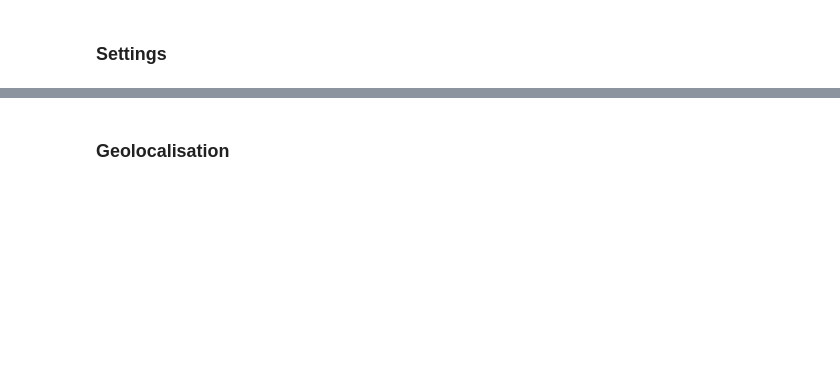
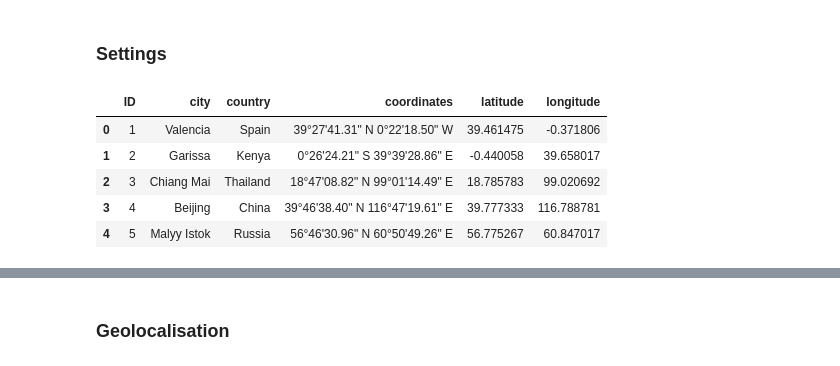
Before and after one commit to Gerrit94/image_registration, a Jupyter notebook: notebooks/geolocalisation_streetclip.ipynb, the cells around one changed output, grey strips where cells are left out. Cells and saved outputs as stored; diff of their text form; code cells hidden in the pictures; blank space fills up the shorter version.

```diff
--- a/notebooks/geolocalisation_streetclip.ipynb
+++ b/notebooks/geolocalisation_streetclip.ipynb
@@ -16,11 +50,24 @@ import geopandas as gpd
 model = CLIPModel.from_pretrained("geolocal/StreetCLIP")
 processor = CLIPProcessor.from_pretrained("geolocal/StreetCLIP")
 # %%
-# Get countries and cities
-file_path_cities = r'c:\Users\white_rn\Documents\GitHub\image_registration\data\simplemaps_worldcities_basicv1.901\worldcities.csv'
-df_cities = pd.read_csv(file_path_cities)
-gdf_cities = gpd.GeoDataFrame(df_cities, geometry=gpd.points_from_xy(df_cities.lng, df_cities.lat), crs="EPSG:4326")
-countries = gdf_cities["country"].unique().tolist()
-cities = gdf_cities["city"].unique().tolist()
-print(f"Total number of unique countries: {len(countries)}")
-print(f"Total number of unique cities:    {len(cities)}")
+# File paths
+dir_base = r"p:\11211481-image-registration\02_exploratory_geoguessr"
+file_path_locations = os.path.join(dir_base, "01_data", "coordinates.xlsx")
+file_path_all_locations = os.path.join(dir_base, "01_data", "03_geometries", "simplemaps_worldcities_basicv1.901", "worldcities.xlsx")
+dir_path_images = os.path.join(dir_base, "01_data", "01_images")
+
+# Read locations
+df_locations = pd.read_excel(file_path_locations)
+
+# Get latitudes and longitudes from DMS coordinates
+latitudes, longitudes = parse_dms(df_locations["coordinates"].tolist())
+df_locations["latitude"] = latitudes
+df_locations["longitude"] = longitudes
+
+# Convert to GeoDataFrame
+gdf_locations = gpd.GeoDataFrame(df_locations, geometry=gpd.points_from_xy(df_locations.longitude, df_locations.latitude), crs="EPSG:4326")
+
+# Read all locations
+df_all_locations = pd.read_excel(file_path_all_locations)
+df_all_locations = df_all_locations[["id", "city", "country", "lat", "lng"]].rename(columns={"id": "ID", "lat": "latitude", "lng": "longitude"})
+gdf_all_locations = gpd.GeoDataFrame(df_all_locations, geometry=gpd.points_from_xy(df_all_locations.longitude, df_all_locations.latitude), crs="EPSG:4326")
@@ -40,0 +74,10 @@ image = Image.open(requests.get(urls[image_idx], stream=True).raw)
+# %%
+# Display locations
+df_locations.head()
+# %% [output]
+|  | ID | city | country | coordinates | latitude | longitude |
+| 0 | 1 | Valencia | Spain | 39°27'41.31" N 0°22'18.50" W | 39.461475 | -0.371806 |
+| 1 | 2 | Garissa | Kenya | 0°26'24.21" S 39°39'28.86" E | -0.440058 | 39.658017 |
+| 2 | 3 | Chiang Mai | Thailand | 18°47'08.82" N 99°01'14.49" E | 18.785783 | 99.020692 |
+| 3 | 4 | Beijing | China | 39°46'38.40" N 116°47'19.61" E | 39.777333 | 116.788781 |
+| 4 | 5 | Malyy Istok | Russia | 56°46'30.96" N 60°50'49.26" E | 56.775267 | 60.847017 |
```
Also changed, not shown: parts of 8 cells of this notebook, 1 other file.
